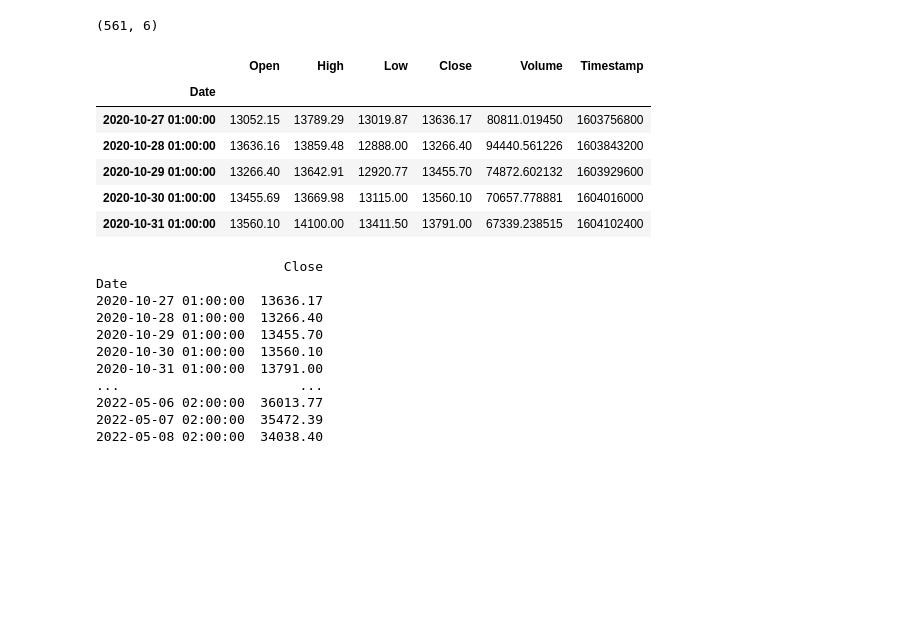
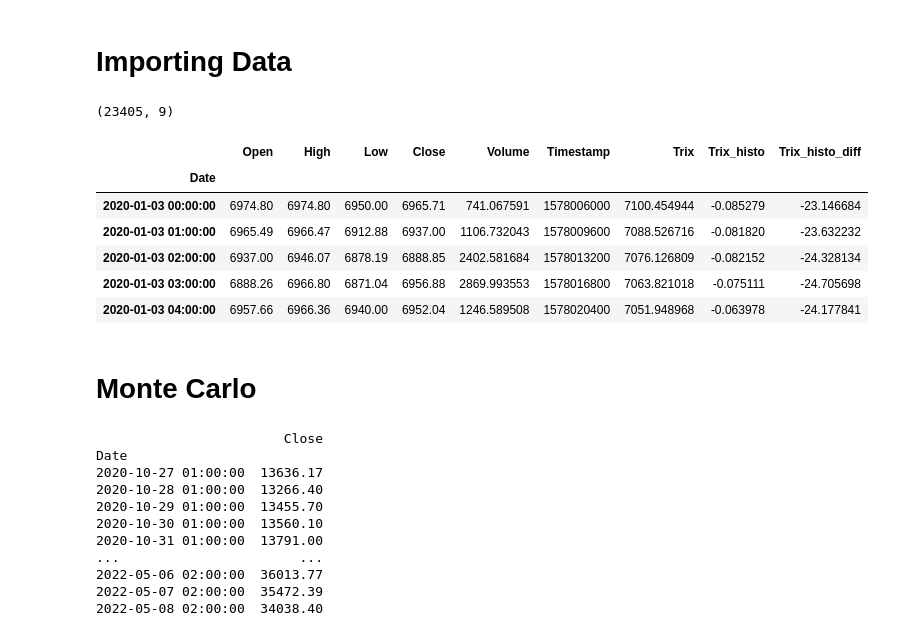
Before and after one commit to webclinic017/Trading-sandbox, a Jupyter notebook: 27_MonteCarlo_simulation.ipynb, the cells around one changed output. Drawn from its saved outputs; the diff is of its cells as text; code cells hidden in the pictures; blank space fills up the shorter version.

```diff
--- a/27_MonteCarlo_simulation.ipynb
+++ b/27_MonteCarlo_simulation.ipynb
@@ -10,19 +23,22 @@ from random import randint
+# %% [markdown]
+#  Importing Data
 # %%
 SYMBOL= 'BTC'
-df = loadFromDB(f'../backtest_tools/database/database/Binance/1d/{SYMBOL}-USDT.csv').iloc[300:randint(700,900)]
-#df["EMA20"] = ema_indicator(df["Close"], 20)
+df = loadFromDB(f'../backtest_tools/database/database/Binance/1h/{SYMBOL}-USDT.csv')
 df.dropna(inplace=True)
 print(df.shape)
 df.head()
 # %% [output]
-(561, 6)
+(23405, 9)
-|  | Open | High | Low | Close | Volume | Timestamp |
-| Date |  |  |  |  |  |  |
-| 2020-10-27 01:00:00 | 13052.15 | 13789.29 | 13019.87 | 13636.17 | 80811.019450 | 1603756800 |
-| 2020-10-28 01:00:00 | 13636.16 | 13859.48 | 12888.00 | 13266.40 | 94440.561226 | 1603843200 |
-| 2020-10-29 01:00:00 | 13266.40 | 13642.91 | 12920.77 | 13455.70 | 74872.602132 | 1603929600 |
-| 2020-10-30 01:00:00 | 13455.69 | 13669.98 | 13115.00 | 13560.10 | 70657.778881 | 1604016000 |
-| 2020-10-31 01:00:00 | 13560.10 | 14100.00 | 13411.50 | 13791.00 | 67339.238515 | 1604102400 |
+|  | Open | High | Low | Close | Volume | Timestamp | Trix | Trix_histo | Trix_histo_diff |
+| Date |  |  |  |  |  |  |  |  |  |
+| 2020-01-03 00:00:00 | 6974.80 | 6974.80 | 6950.00 | 6965.71 | 741.067591 | 1578006000 | 7100.454944 | -0.085279 | -23.146684 |
+| 2020-01-03 01:00:00 | 6965.49 | 6966.47 | 6912.88 | 6937.00 | 1106.732043 | 1578009600 | 7088.526716 | -0.081820 | -23.632232 |
+| 2020-01-03 02:00:00 | 6937.00 | 6946.07 | 6878.19 | 6888.85 | 2402.581684 | 1578013200 | 7076.126809 | -0.082152 | -24.328134 |
+| 2020-01-03 03:00:00 | 6888.26 | 6966.80 | 6871.04 | 6956.88 | 2869.993553 | 1578016800 | 7063.821018 | -0.075111 | -24.705698 |
+| 2020-01-03 04:00:00 | 6957.66 | 6966.36 | 6940.00 | 6952.04 | 1246.589508 | 1578020400 | 7051.948968 | -0.063978 | -24.177841 |
+# %% [markdown]
+# Monte Carlo
 # %%
 # Pulling Closing Price Data
 hist = df[['Close']]
```
Also changed, not shown: parts of 6 cells of this notebook, 5 other files.
